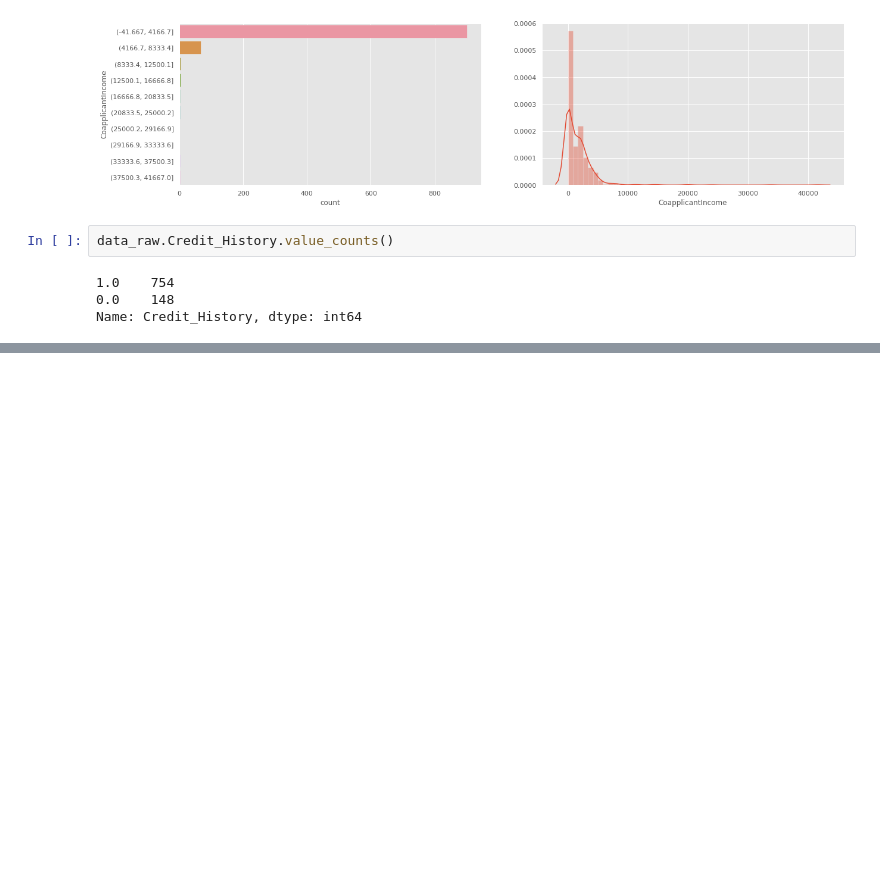
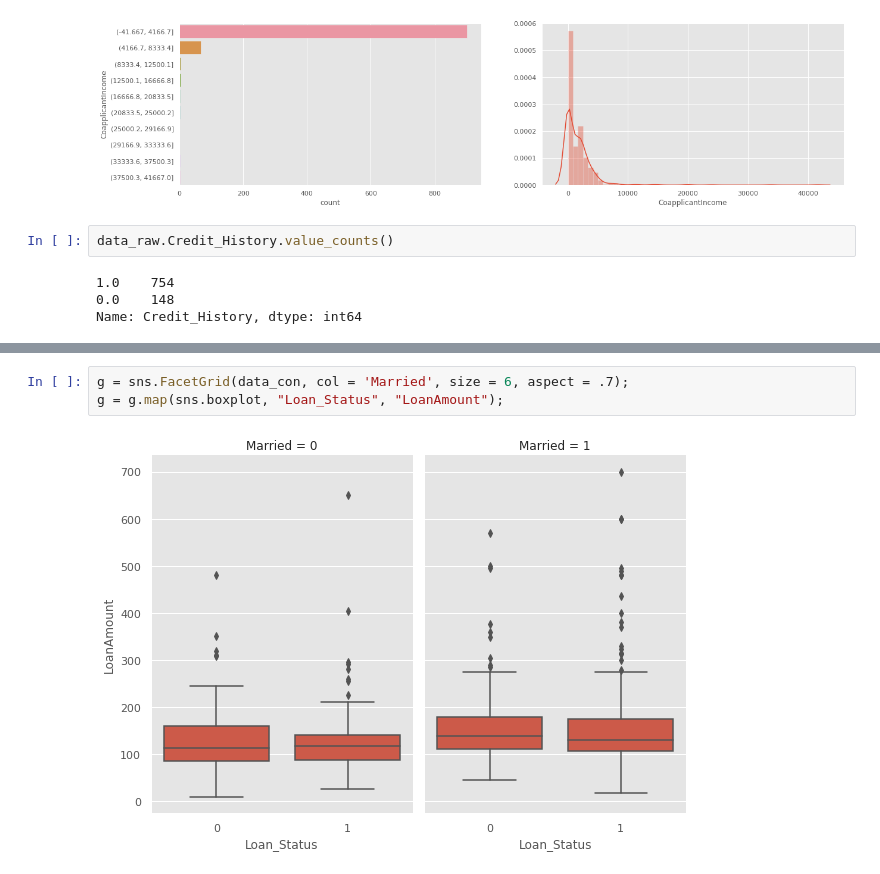
Before and after one commit to NilSagor/loan-pred, a Jupyter notebook: loan_predict.ipynb, the cells around one changed output, grey strips where cells are left out. Drawn from its saved outputs; the diff is of its cells as text; blank space fills up the shorter version.

```diff
--- a/loan_predict.ipynb
+++ b/loan_predict.ipynb
@@ -378,0 +444,5 @@ sns.countplot(y = "Credit_History", data = data_bin);
+# %%
+g = sns.FacetGrid(data_con, col = 'Married', size = 6, aspect = .7);
+g = g.map(sns.boxplot, "Loan_Status", "LoanAmount");
+# %% [output]
+[figure, added]
```
Also changed, not shown: parts of 8 cells of this notebook.
